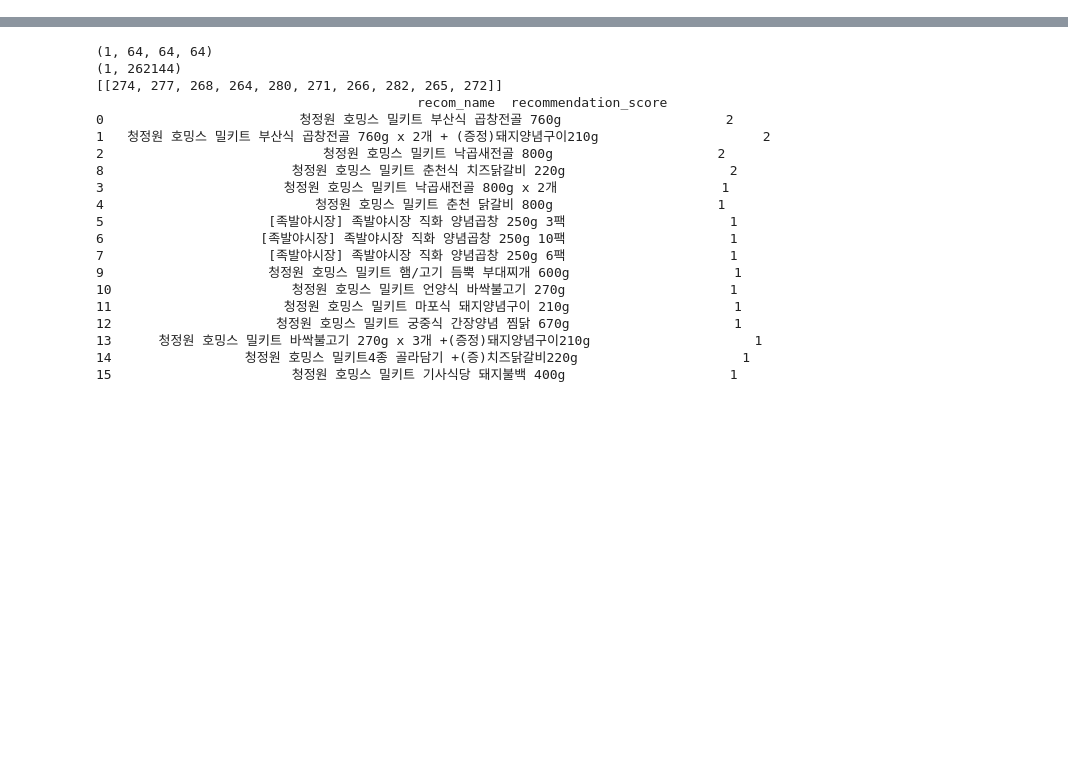
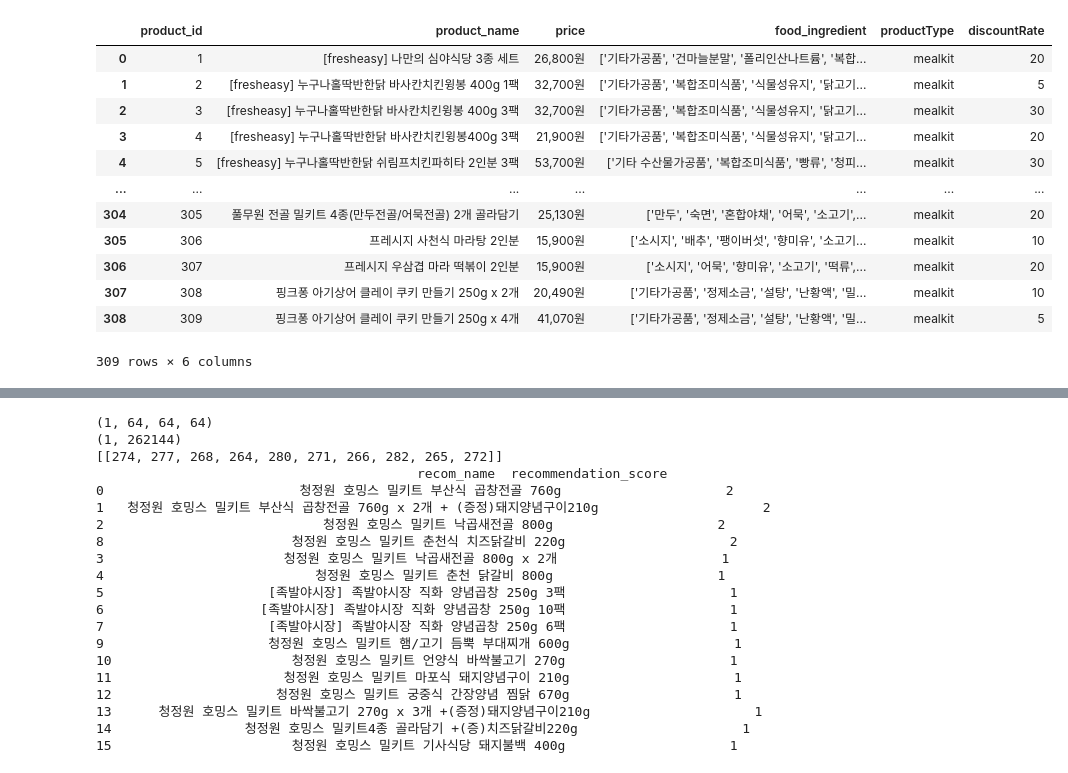
Before and after one commit to 7JEON8KI/data, a Jupyter notebook: app/model/HybridModel.ipynb, the cells around one changed output, grey strips where cells are left out. Cells and saved outputs as stored; diff of their text form; code cells hidden in the pictures; blank space fills up the shorter version.

```diff
--- a/app/model/HybridModel.ipynb
+++ b/app/model/HybridModel.ipynb
@@ -28,4 +36,29 @@ import pickle
 
 with open("tfidf_vector.pkl", "rb") as f:
     tfidf_vector = pickle.load(f)
+# %%
+product = pd.read_csv('../dataset/preprocessing_product.csv')
+product = product.drop('Unnamed: 0',axis=1)
+
+# 'product_price' 열을 'price'로 이름을 변경
+product.rename(columns={'product_price': 'price'}, inplace=True)
+# productType 열 추가 및 'mealkit' 값으로 채우기
+product['productType'] = 'mealkit'
+# discountRate 열 추가 및 5, 10, 20, 30 중 랜덤하게 선택하여 채우기
+product['discountRate'] = np.random.choice([5, 10, 20, 30], size=len(product))
+product
+# %% [output]
+|  | product_id | product_name | price | food_ingredient | productType | discountRate |
+| 0 | 1 | [fresheasy] 나만의 심야식당 3종 세트 | 26,800원 | ['기타가공품', '건마늘분말', '폴리인산나트륨', '복합... | mealkit | 20 |
+| 1 | 2 | [fresheasy] 누구나홀딱반한닭 바사칸치킨윙봉 400g 1팩 | 32,700원 | ['기타가공품', '복합조미식품', '식물성유지', '닭고기... | mealkit | 5 |
+| 2 | 3 | [fresheasy] 누구나홀딱반한닭 바사칸치킨윙봉 400g 3팩 | 32,700원 | ['기타가공품', '복합조미식품', '식물성유지', '닭고기... | mealkit | 30 |
+| 3 | 4 | [fresheasy] 누구나홀딱반한닭 바사칸치킨윙봉400g 3팩 | 21,900원 | ['기타가공품', '복합조미식품', '식물성유지', '닭고기... | mealkit | 20 |
+| 4 | 5 | [fresheasy] 누구나홀딱반한닭 쉬림프치킨파히타 2인분 3팩 | 53,700원 | ['기타 수산물가공품', '복합조미식품', '빵류', '청피... | mealkit | 30 |
+| ... | ... | ... | ... | ... | ... | ... |
+| 304 | 305 | 풀무원 전골 밀키트 4종(만두전골/어묵전골) 2개 골라담기 | 25,130원 | ['만두', '숙면', '혼합야채', '어묵', '소고기',... | mealkit | 20 |
+| 305 | 306 | 프레시지 사천식 마라탕 2인분 | 15,900원 | ['소시지', '배추', '팽이버섯', '향미유', '소고기... | mealkit | 10 |
+| 306 | 307 | 프레시지 우삼겹 마라 떡볶이 2인분 | 15,900원 | ['소시지', '어묵', '향미유', '소고기', '떡류',... | mealkit | 20 |
+| 307 | 308 | 핑크퐁 아기상어 클레이 쿠키 만들기 250g x 2개 | 20,490원 | ['기타가공품', '정제소금', '설탕', '난황액', '밀... | mealkit | 10 |
+| 308 | 309 | 핑크퐁 아기상어 클레이 쿠키 만들기 250g x 4개 | 41,070원 | ['기타가공품', '정제소금', '설탕', '난황액', '밀... | mealkit | 5 |
+309 rows × 6 columns
 # %%
```
Also changed, not shown: parts of 8 cells of this notebook.
